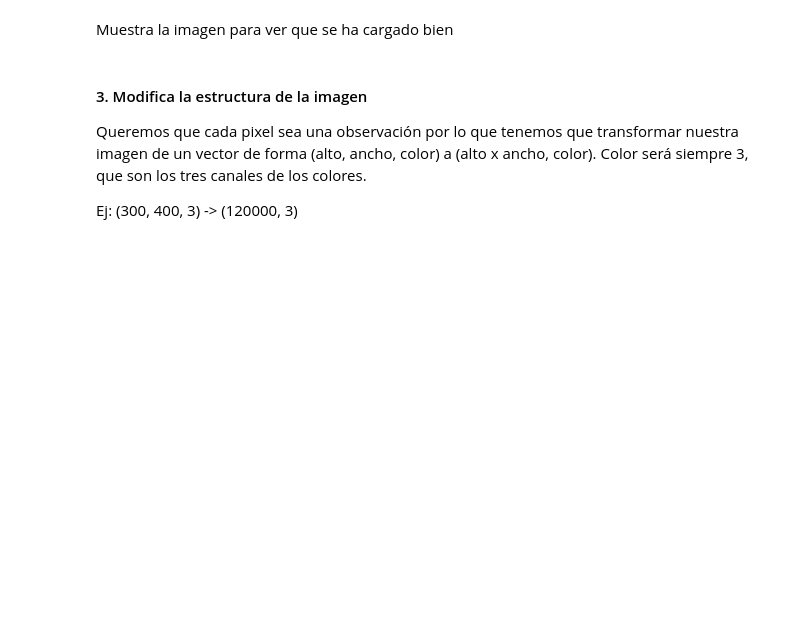
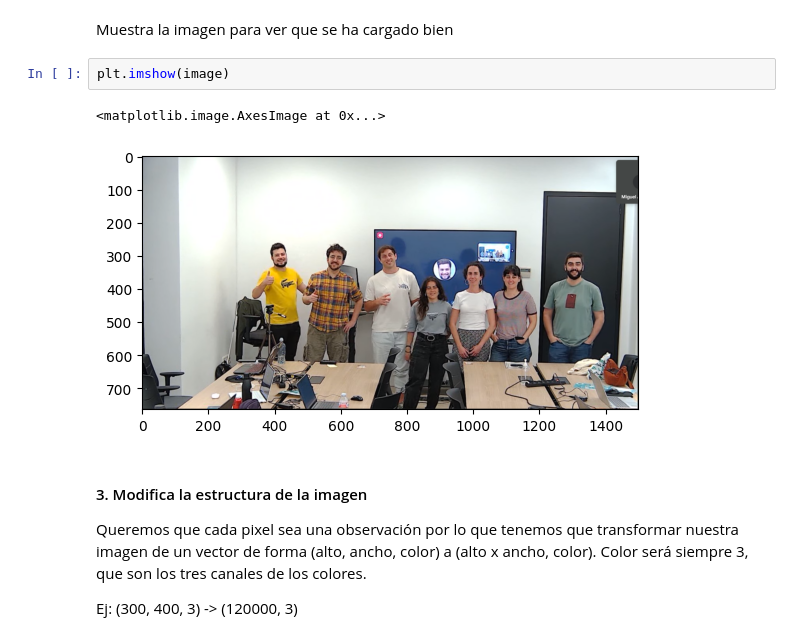
Before and after one commit to naiamerino/2026-02-BILBAO-FT-Data-Science, a Jupyter notebook: 3-Machine_Learning/2-No_Supervisado/1-Clustering/Practica/EJER_2_kmeans_imagenes.ipynb, the cells around one changed output. Drawn from its saved outputs; the diff is of its cells as text; blank space fills up the shorter version.

```diff
--- a/3-Machine_Learning/2-No_Supervisado/1-Clustering/Practica/EJER_2_kmeans_imagenes.ipynb
+++ b/3-Machine_Learning/2-No_Supervisado/1-Clustering/Practica/EJER_2_kmeans_imagenes.ipynb
@@ -23,5 +51,10 @@ image.shape
 # %% [markdown]
 Muestra la imagen para ver que se ha cargado bien
+# %%
+plt.imshow(image)
+# %% [output]
+<matplotlib.image.AxesImage at 0x...>
+[figure, added]
 # %% [markdown]
 #### 3. Modifica la estructura de la imagen
 Queremos que cada pixel sea una observación por lo que tenemos que transformar nuestra imagen de un vector de forma (alto, ancho, color) a (alto x ancho, color). Color será siempre 3, que son los tres canales de los colores.
```
Also changed, not shown: parts of 19 cells of this notebook, 15 other files.
